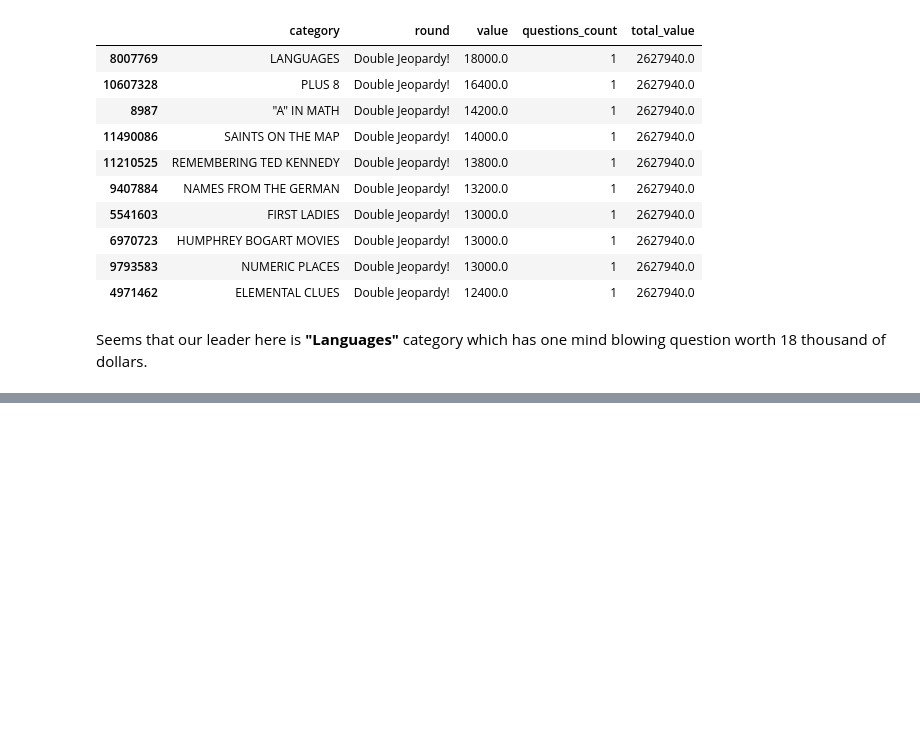
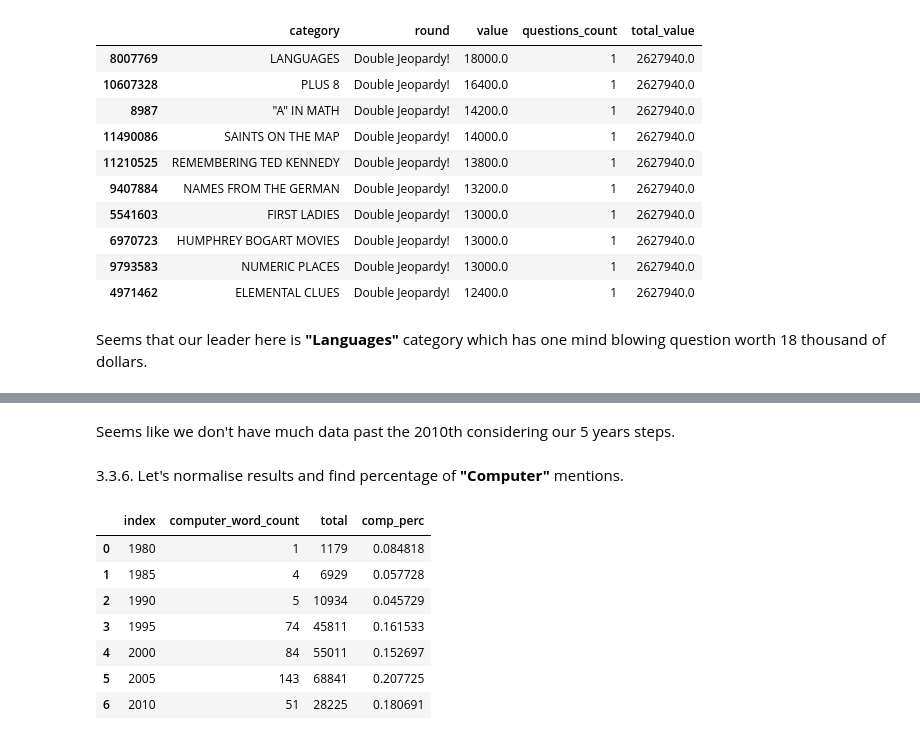
Before and after one commit to jadidaniel/jupyter-notebooks, a Jupyter notebook: jeopardy/jeopardy_project.ipynb, the cells around one changed output, grey strips where cells are left out. Cells and saved outputs as stored; diff of their text form; code cells hidden in the pictures; blank space fills up the shorter version.

```diff
--- a/jeopardy/jeopardy_project.ipynb
+++ b/jeopardy/jeopardy_project.ipynb
@@ -435,0 +537,17 @@ Seems that our leader here is **"Languages"** category which has one mind blowin
+# %% [markdown]
+Seems like we don't have much data past the 2010th considering our 5 years steps.
+# %% [markdown]
+3.3.6. Let's normalise results and find percentage of **"Computer"** mentions.
+# %%
+# Get percentages of word mentions
+questions_count_byyear['comp_perc'] = questions_count_byyear['computer_word_count'] / questions_count_byyear['total'] * 100
+questions_count_byyear
+# %% [output]
+|  | index | computer_word_count | total | comp_perc |
+| 0 | 1980 | 1 | 1179 | 0.084818 |
+| 1 | 1985 | 4 | 6929 | 0.057728 |
+| 2 | 1990 | 5 | 10934 | 0.045729 |
+| 3 | 1995 | 74 | 45811 | 0.161533 |
+| 4 | 2000 | 84 | 55011 | 0.152697 |
+| 5 | 2005 | 143 | 68841 | 0.207725 |
+| 6 | 2010 | 51 | 28225 | 0.180691 |
```
Also changed, not shown: parts of 31 cells of this notebook.
